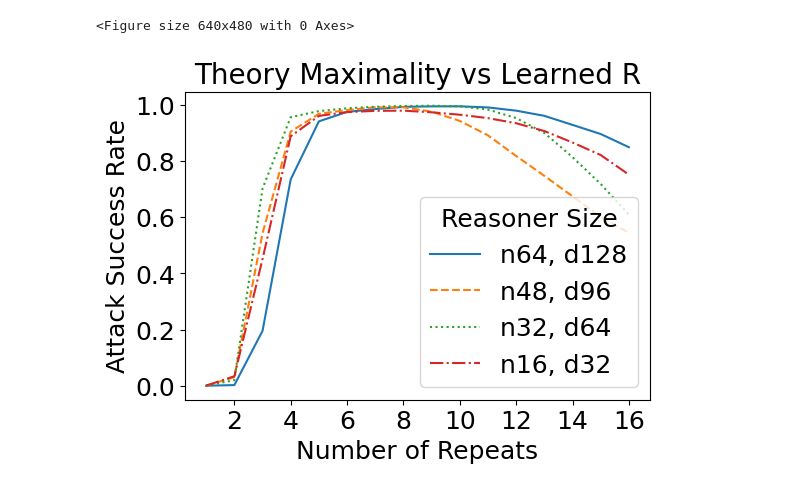
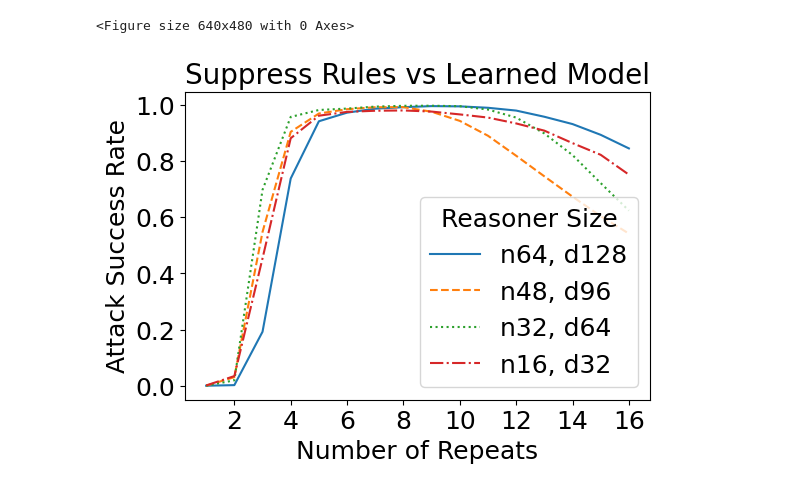
Before and after one commit to AntonXue/tf_logic, a Jupyter notebook: notebooks/experiments/exp2_theory_attacks.ipynb, the cells around one changed output. Cells and saved outputs as stored; diff of their text form; code cells hidden in the pictures.

```diff
--- a/notebooks/experiments/exp2_theory_attacks.ipynb
+++ b/notebooks/experiments/exp2_theory_attacks.ipynb
@@ -36,35 +36,35 @@ x_64, y_64 = get_col_as_np(suppress_rule_df, "adv_ns3_state_acc",
 x_48, y_48 = get_col_as_np(suppress_rule_df, "adv_ns3_state_acc",
     [("num_vars", 48), ("embed_dim", 96), ("reasoner_type", "learned")]
 )
 
 x_32, y_32 = get_col_as_np(suppress_rule_df, "adv_ns3_state_acc",
     [("num_vars", 32), ("embed_dim", 64), ("reasoner_type", "learned")]
 )
 
 x_16, y_16 = get_col_as_np(suppress_rule_df, "adv_ns3_state_acc",
     [("num_vars", 16), ("embed_dim", 32), ("reasoner_type", "learned")]
 )
 
 x_64, y_64 = x_64[:16]-1, y_64[:16]
 x_48, y_48 = x_48[:16]-1, y_48[:16]
 x_32, y_32 = x_32[:16]-1, y_32[:16]
 x_16, y_16 = x_16[:16]-1, y_16[:16]
 
 plt.plot(x_64, y_64, linestyle="solid", label="n64, d128")
 plt.plot(x_48, y_48, linestyle="dashed", label="n48, d96")
 plt.plot(x_32, y_32, linestyle="dotted", label="n32, d64")
 plt.plot(x_16, y_16, linestyle="dashdot", label="n16, d32")
 plt.legend(loc="lower right", title="Reasoner Size", fontsize=legend_fs, title_fontsize=legend_fs)
 plt.ylabel("Attack Success Rate", fontsize=axis_fs)
 plt.xlabel("Number of Repeats", fontsize=axis_fs)
 plt.yticks(fontsize=tick_fs)
 plt.xticks(fontsize=tick_fs)
-plt.title("Theory Maximality vs Learned R", fontsize=title_fs)
+plt.title("Suppress Rules vs Learned Model", fontsize=title_fs)
 # plt.title("Theory-based Attacks Against Learned Reasoners", fontsize=title_fs)
 plt.savefig("images/exp2_suppress_rule_acc.png", bbox_inches="tight", transparent=True)
 # %% [output]
 <Figure size 640x480 with 0 Axes>
-[figure, old version]
+[figure, new version]
 # %%
 # Knowledge Amnesia
 # %%
```
Also changed, not shown: parts of 3 cells of this notebook, 28 other files.
